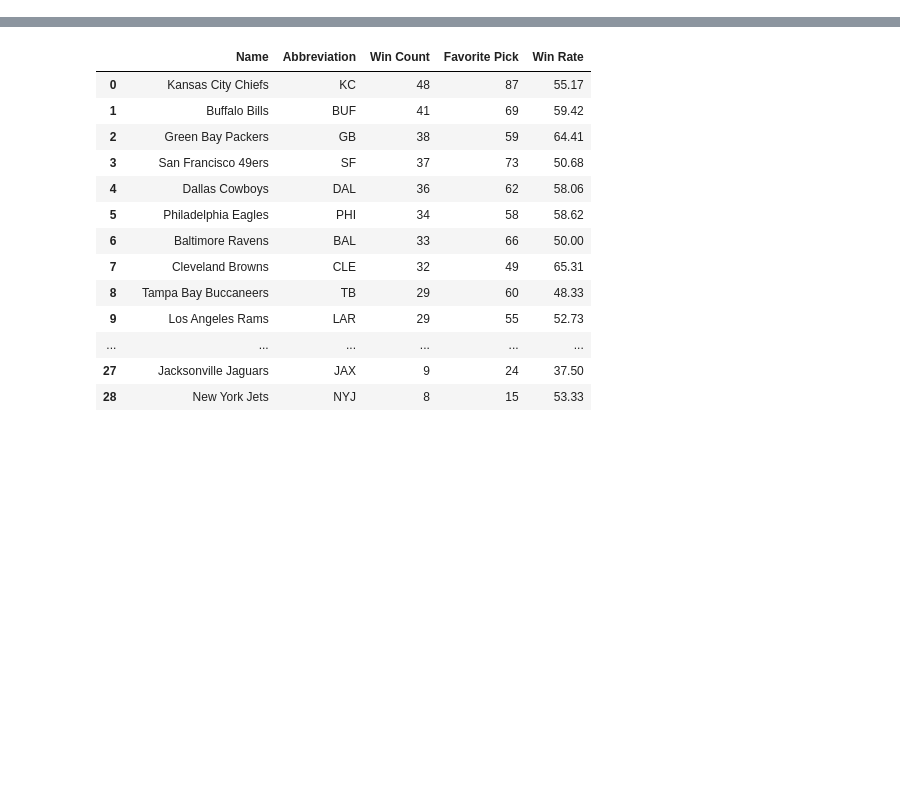
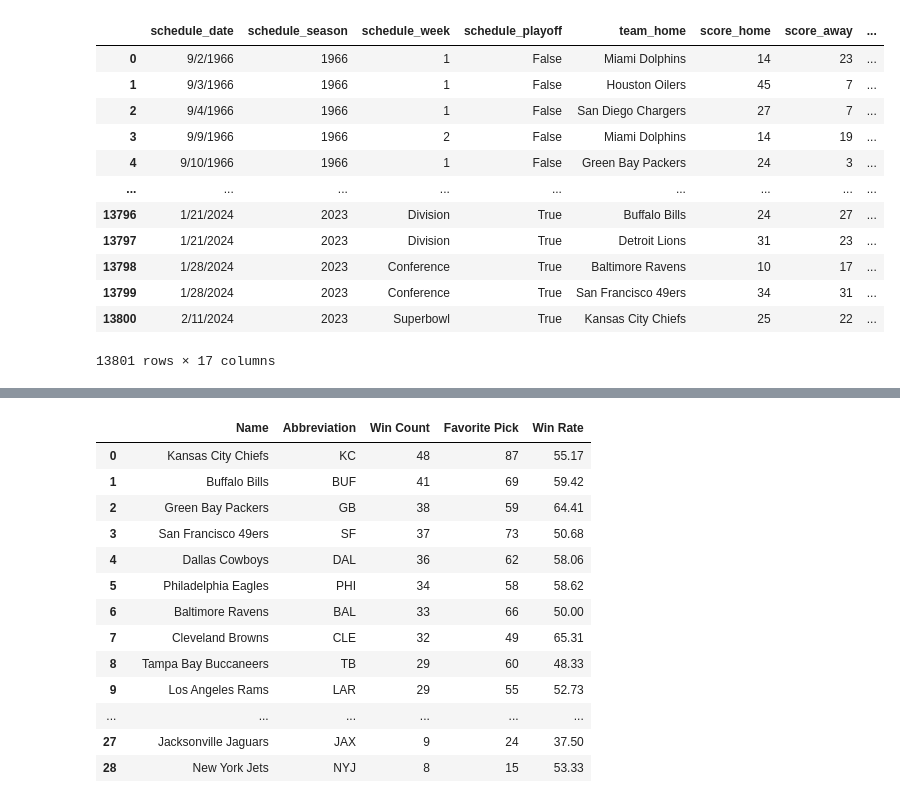
Before and after one commit to tarsian/Group_1-Project_1, a Jupyter notebook: NFL Betting/NFL_betting(Kwangho).ipynb, the cells around one changed output, grey strips where cells are left out. Drawn from its saved outputs; the diff is of its cells as text; code cells hidden in the pictures; blank space fills up the shorter version.

```diff
--- a/NFL Betting/NFL_betting(Kwangho).ipynb
+++ b/NFL Betting/NFL_betting(Kwangho).ipynb
@@ -1,15 +1,29 @@
 # %%
 import pandas as pd
 
 # Path to CSV file
 spreadspoke_scores_file = "../CSV_Files/spreadspoke_scores.csv"
 nfl_teams_file = "../CSV_Files/nfl_teams.csv"
 # Read CSV file into DataFrame
 spreadspoke_scores_df = pd.read_csv(spreadspoke_scores_file)
 nfl_teams_df = pd.read_csv(nfl_teams_file)
 
 # Data inspection
-# spreadspoke_scores_df
+spreadspoke_scores_df
+# %% [output]
+|  | schedule_date | schedule_season | schedule_week | schedule_playoff | team_home | score_home | score_away | ... |
+| 0 | 9/2/1966 | 1966 | 1 | False | Miami Dolphins | 14 | 23 | ... |
+| 1 | 9/3/1966 | 1966 | 1 | False | Houston Oilers | 45 | 7 | ... |
+| 2 | 9/4/1966 | 1966 | 1 | False | San Diego Chargers | 27 | 7 | ... |
+| 3 | 9/9/1966 | 1966 | 2 | False | Miami Dolphins | 14 | 19 | ... |
+| 4 | 9/10/1966 | 1966 | 1 | False | Green Bay Packers | 24 | 3 | ... |
+| ... | ... | ... | ... | ... | ... | ... | ... | ... |
+| 13796 | 1/21/2024 | 2023 | Division | True | Buffalo Bills | 24 | 27 | ... |
+| 13797 | 1/21/2024 | 2023 | Division | True | Detroit Lions | 31 | 23 | ... |
+| 13798 | 1/28/2024 | 2023 | Conference | True | Baltimore Ravens | 10 | 17 | ... |
+| 13799 | 1/28/2024 | 2023 | Conference | True | San Francisco 49ers | 34 | 31 | ... |
+| 13800 | 2/11/2024 | 2023 | Superbowl | True | Kansas City Chiefs | 25 | 22 | ... |
+13801 rows × 17 columns
 # %%
 # Data cleaning and filtering
 nfl_teams_df['Abbreviation'] = nfl_teams_df['Abbreviation'].replace('LV', 'LVR')
```
Also changed, not shown: parts of 4 cells of this notebook.
